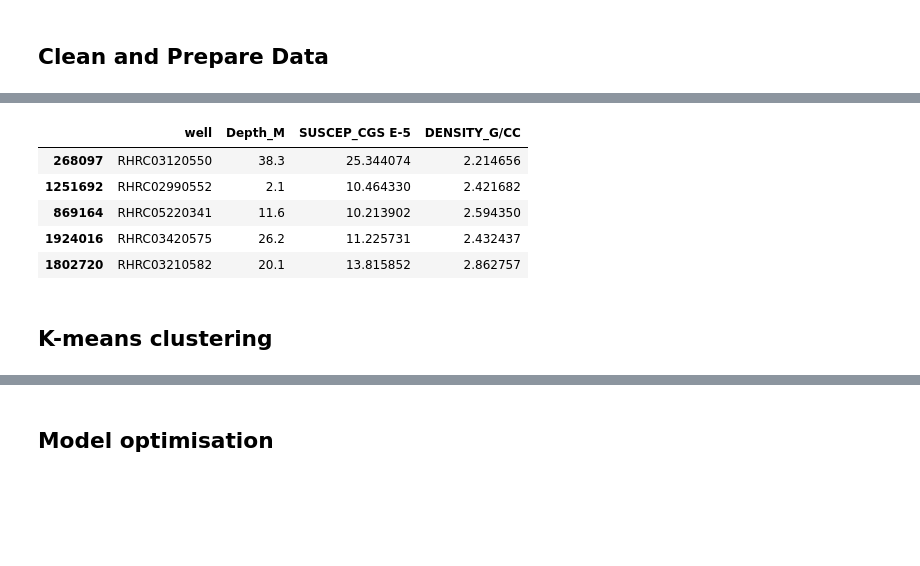
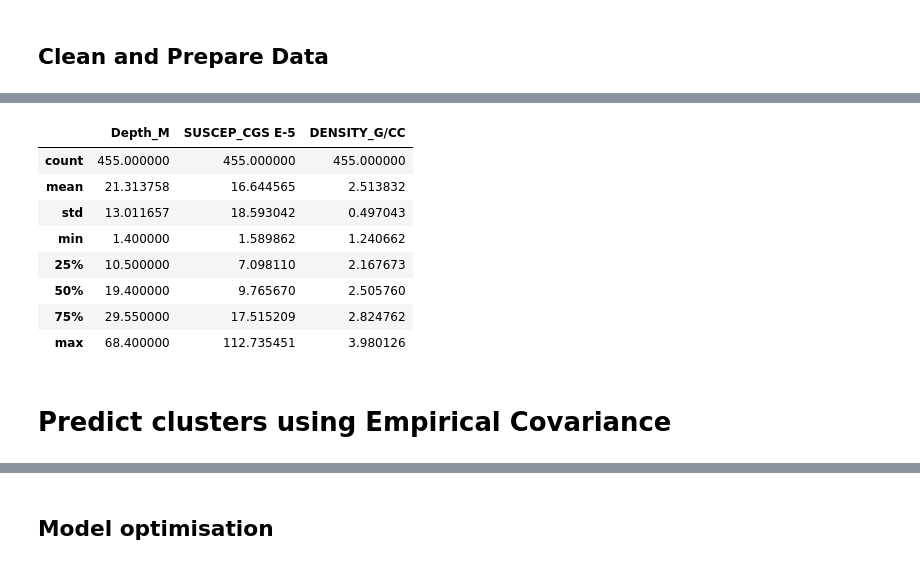
Before and after one commit to lcardsvr/Geophysical-Tool-Response-Project, a Jupyter notebook: ML_model_train.ipynb, the cells around one changed output, grey strips where cells are left out. Cells and saved outputs as stored; diff of their text form; code cells hidden in the pictures; blank space fills up the shorter version.

```diff
--- a/ML_model_train.ipynb
+++ b/ML_model_train.ipynb
@@ -129,5 +106,29 @@ merged_filtered_data.head()
 # %%
 # remove rows that contain outliers that fall outside 3 standard deviations for the columns in order to create clusters on legitimate datapoints
 # Calculate the mean and standard deviation for each column
 mean_values = merged_filtered_data.mean()
 std_values = merged_filtered_data.std()
+
+# Define the upper and lower bounds for filtering
+lower_bounds = mean_values - (3 * std_values)
+upper_bounds = mean_values + (3 * std_values)
+merged_filtered_data = merged_filtered_data[
+    (merged_filtered_data['SUSCEP_CGS E-5'] >= lower_bounds['SUSCEP_CGS E-5']) &
+    (merged_filtered_data['SUSCEP_CGS E-5'] <= upper_bounds['SUSCEP_CGS E-5']) &
+    (merged_filtered_data['DENSITY_G/CC'] >= lower_bounds['DENSITY_G/CC']) &
+    (merged_filtered_data['DENSITY_G/CC'] <= upper_bounds['DENSITY_G/CC']) #&
+    #(merged_filtered_data['TEMP_CPS'] >= lower_bounds['TEMP_CPS']) &
+    #(merged_filtered_data['TEMP_CPS'] <= upper_bounds['TEMP_CPS'])
+]
+
+merged_filtered_data.describe()
+# %% [output]
+|  | Depth_M | SUSCEP_CGS E-5 | DENSITY_G/CC |
+| count | 455.000000 | 455.000000 | 455.000000 |
+| mean | 21.313758 | 16.644565 | 2.513832 |
+| std | 13.011657 | 18.593042 | 0.497043 |
+| min | 1.400000 | 1.589862 | 1.240662 |
+| 25% | 10.500000 | 7.098110 | 2.167673 |
+| 50% | 19.400000 | 9.765670 | 2.505760 |
+| 75% | 29.550000 | 17.515209 | 2.824762 |
+| max | 68.400000 | 112.735451 | 3.980126 |
@@ -139,25 +135,7 @@ upper_bounds = mean_values + (3 * std_values)
-# %%
-
-merged_filtered_data = merged_filtered_data[
-    (merged_filtered_data['SUSCEP_CGS E-5'] >= lower_bounds['SUSCEP_CGS E-5']) &
-    (merged_filtered_data['SUSCEP_CGS E-5'] <= upper_bounds['SUSCEP_CGS E-5']) &
-    (merged_filtered_data['DENSITY_G/CC'] >= lower_bounds['DENSITY_G/CC']) &
-    (merged_filtered_data['DENSITY_G/CC'] <= upper_bounds['DENSITY_G/CC']) #&
-    #(merged_filtered_data['TEMP_CPS'] >= lower_bounds['TEMP_CPS']) &
-    #(merged_filtered_data['TEMP_CPS'] <= upper_bounds['TEMP_CPS'])
-]
-merged_filtered_data.head()
-# %% [output]
-|  | well | Depth_M | SUSCEP_CGS E-5 | DENSITY_G/CC |
-| 268097 | RHRC03120550 | 38.3 | 25.344074 | 2.214656 |
-| 1251692 | RHRC02990552 | 2.1 | 10.464330 | 2.421682 |
-| 869164 | RHRC05220341 | 11.6 | 10.213902 | 2.594350 |
-| 1924016 | RHRC03420575 | 26.2 | 11.225731 | 2.432437 |
-| 1802720 | RHRC03210582 | 20.1 | 13.815852 | 2.862757 |
+# %% [markdown]
+# Predict clusters using Empirical Covariance
 # %%
 # Scale the filtered Data Remove data that is not to be scaled (Well and Depth)
 scaled_merged_filtered_data = merged_filtered_data.drop(columns=['well', 'Depth_M'])
 scaler = StandardScaler()
 scaled_data = scaler.fit_transform(scaled_merged_filtered_data)
-# %% [markdown]
-## K-means clustering
```
Also changed, not shown: parts of 36 cells of this notebook.
